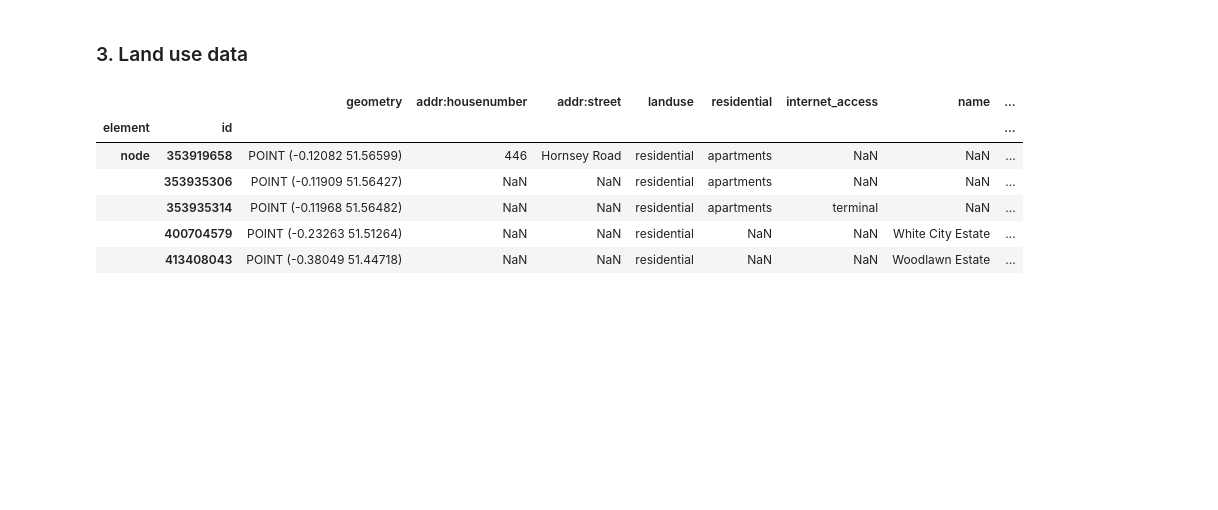
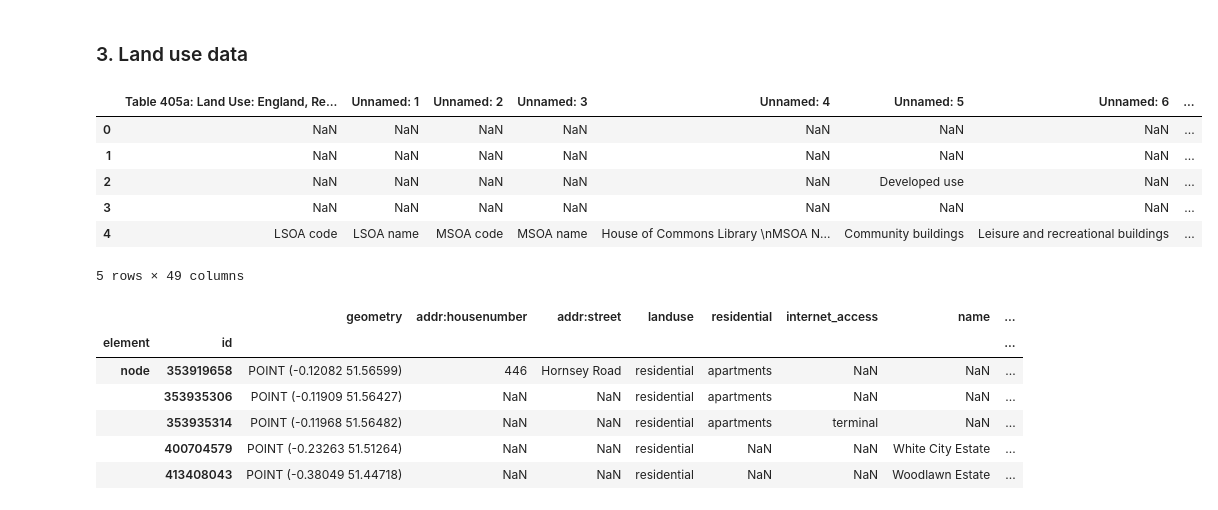
Before and after one commit to jyjylow/casa0006-assessment, a Jupyter notebook: CASA0006_Assessment.ipynb, the cells around one changed output. Drawn from its saved outputs; the diff is of its cells as text; code cells hidden in the pictures; blank space fills up the shorter version.

Commit message:
Updated data

```diff
--- a/CASA0006_Assessment.ipynb
+++ b/CASA0006_Assessment.ipynb
@@ -270,7 +270,16 @@ Reprojected CRS: EPSG:4326.
 # %% [markdown]
 ### 3. Land use data
 # %%
-landuse = pd.read_csv("
+landuse = pd.read_csv("https://raw.githubusercontent.com/jyjylow/casa0006-assessment/refs/heads/main/data/Live_Tables_-_Land_Use_Stock_2022_-_LSOA.csv")
+landuse.head()
+# %% [output]
+|  | Table 405a: Land Use: England, Re... | Unnamed: 1 | Unnamed: 2 | Unnamed: 3 | Unnamed: 4 | Unnamed: 5 | Unnamed: 6 | ... |
+| 0 | NaN | NaN | NaN | NaN | NaN | NaN | NaN | ... |
+| 1 | NaN | NaN | NaN | NaN | NaN | NaN | NaN | ... |
+| 2 | NaN | NaN | NaN | NaN | NaN | Developed use | NaN | ... |
+| 3 | NaN | NaN | NaN | NaN | NaN | NaN | NaN | ... |
+| 4 | LSOA code | LSOA name | MSOA code | MSOA name | House of Commons Library \nMSOA N... | Community buildings | Leisure and recreational buildings | ... |
+5 rows × 49 columns
 # %%
 # combining all LSOAs into a unified geometry for now
 london_geom = gdf.union_all()
```
Also changed, not shown: 1 other file.
